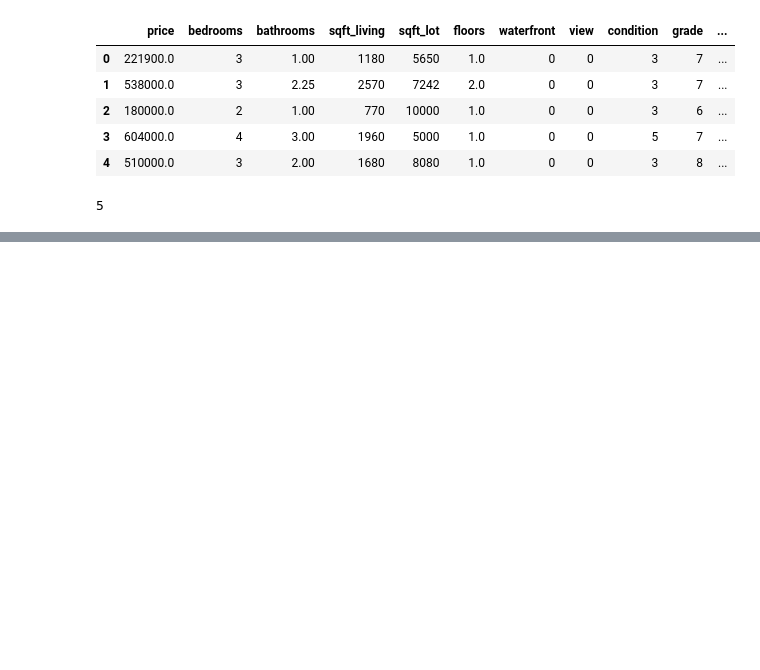
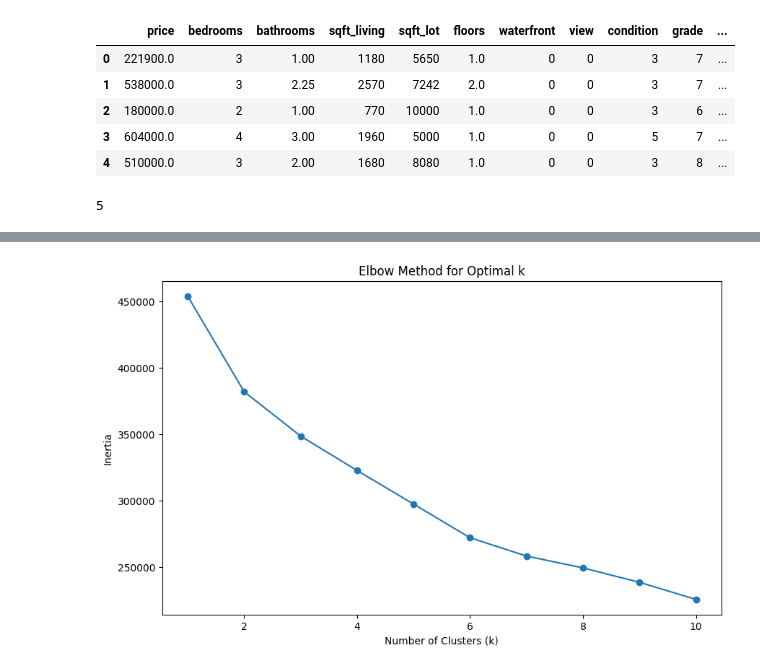
Before and after one commit to onur-tas/house_price_prediction, a Jupyter notebook: yusuf/ysf.ipynb, the cells around one changed output, grey strips where cells are left out. Cells and saved outputs as stored; diff of their text form; code cells hidden in the pictures; blank space fills up the shorter version.

Commit message:
clustering by Yusuf

```diff
--- a/yusuf/ysf.ipynb
+++ b/yusuf/ysf.ipynb
@@ -715,0 +772,64 @@ df_encoded['cluster'].nunique()
+# %%
+import pandas as pd
+import numpy as np
+from sklearn.preprocessing import StandardScaler
+from sklearn.cluster import KMeans
+from sklearn.metrics import silhouette_score, calinski_harabasz_score, davies_bouldin_score
+import matplotlib.pyplot as plt
+
+# Veriyi yükleme
+df = pd.read_csv('cleaned_data_with_clusters_2.csv')
+
+# Fiyat sütununu ayırma
+X = df.drop(columns=['price'])
+y = df['price']
+
+# Sayısal sütunları seçme
+numeric_columns = X.select_dtypes(include=[np.number]).columns
+X_numeric = X[numeric_columns]
+
+# Veriyi ölçeklendirme
+scaler = StandardScaler()
+X_scaled = scaler.fit_transform(X_numeric)
+
+# Optimum k değeri için Elbow Yöntemi
+inertia = []
+k_values = range(1, 11)
+for k in k_values:
+    kmeans = KMeans(n_clusters=k, random_state=42)
+    kmeans.fit(X_scaled)
+    inertia.append(kmeans.inertia_)
+
+# Elbow grafiği
+plt.figure(figsize=(10, 6))
+plt.plot(k_values, inertia, marker='o')
+plt.xlabel('Number of Clusters (k)')
+plt.ylabel('Inertia')
+plt.title('Elbow Method for Optimal k')
+plt.show()
+
+# K-means uygulama
+optimal_k = 5  # Elbow grafiğine göre seçilecek k değeri
+kmeans = KMeans(n_clusters=optimal_k, random_state=42)
+clusters = kmeans.fit_predict(X_scaled)
+
+# Kümeleme sonuçlarını dataframe'e ekleme
+df['cluster'] = clusters
+
+# Küme başına ortalama değerleri gösterme
+cluster_means = df.groupby('cluster')[numeric_columns].mean()
+print(cluster_means)
+
+# Silhouette skoru hesaplama
+silhouette_avg = silhouette_score(X_scaled, clusters)
+print(f'Silhouette Score: {silhouette_avg}')
+
+# Calinski-Harabasz indeksi hesaplama
+ch_index = calinski_harabasz_score(X_scaled, clusters)
+print(f'Calinski-Harabasz Index: {ch_index}')
+
+# Davies-Bouldin indeksi hesaplama
+db_index = davies_bouldin_score(X_scaled, clusters)
+print(f'Davies-Bouldin Index: {db_index}')
+# %% [output]
+[figure, added]
```
Also changed, not shown: parts of 27 cells of this notebook, 16 other files.
